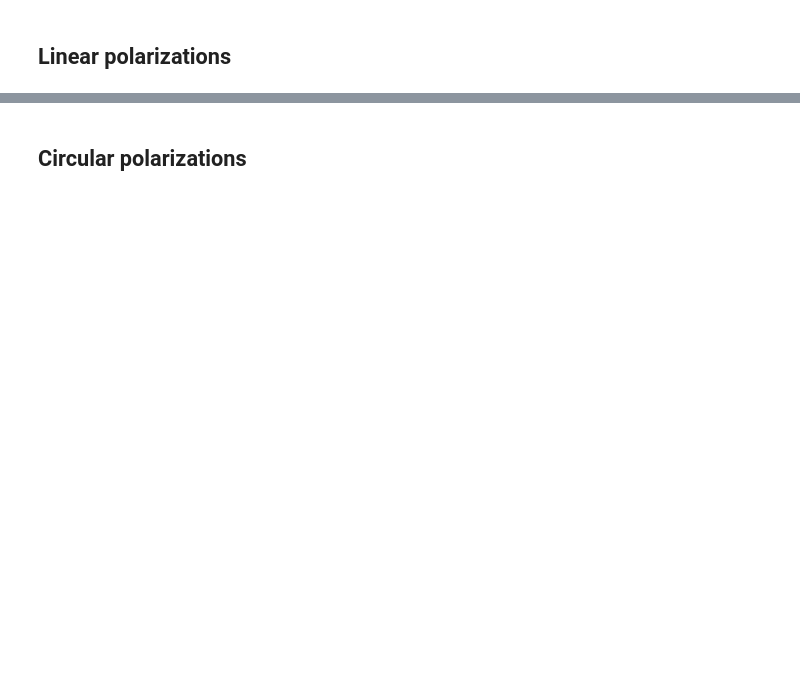
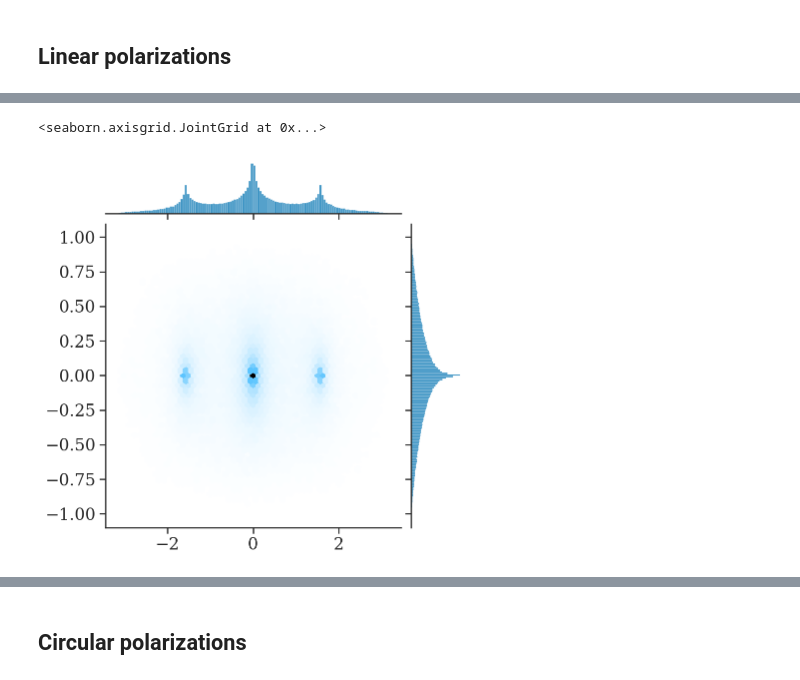
Before and after one commit to maxisi/gwpols, a Jupyter notebook: notebooks/jacobians.ipynb, the cells around one changed output, grey strips where cells are left out. Drawn from its saved outputs; the diff is of its cells as text; code cells hidden in the pictures; blank space fills up the shorter version.

```diff
--- a/notebooks/jacobians.ipynb
+++ b/notebooks/jacobians.ipynb
@@ -152,2 +191,7 @@ legend();
+# %%
+sns.jointplot(th[A<1],e[A<1], kind='hex')
+# %% [output]
+<seaborn.axisgrid.JointGrid at 0x...>
+[figure, added]
 # %%
 sns.distplot(arccos(sqrt(cos2th2)))
```
Also changed, not shown: parts of 14 cells of this notebook, 9 other files.
